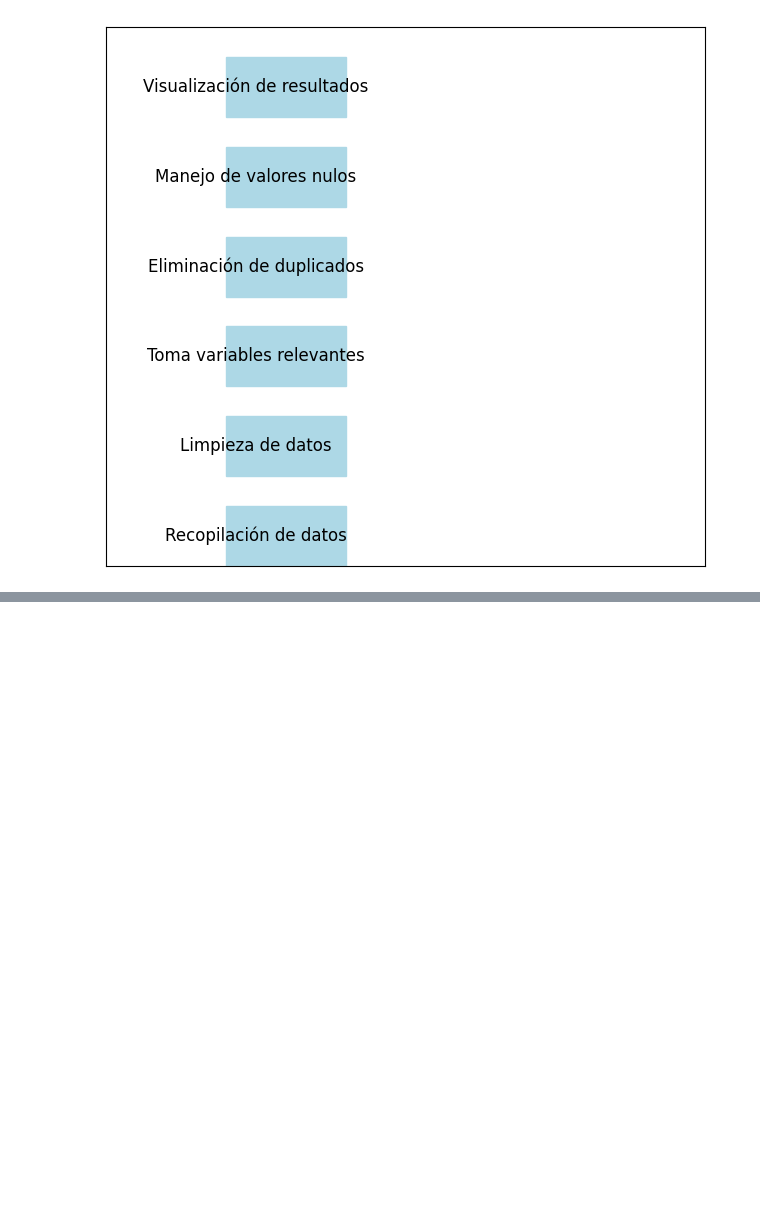
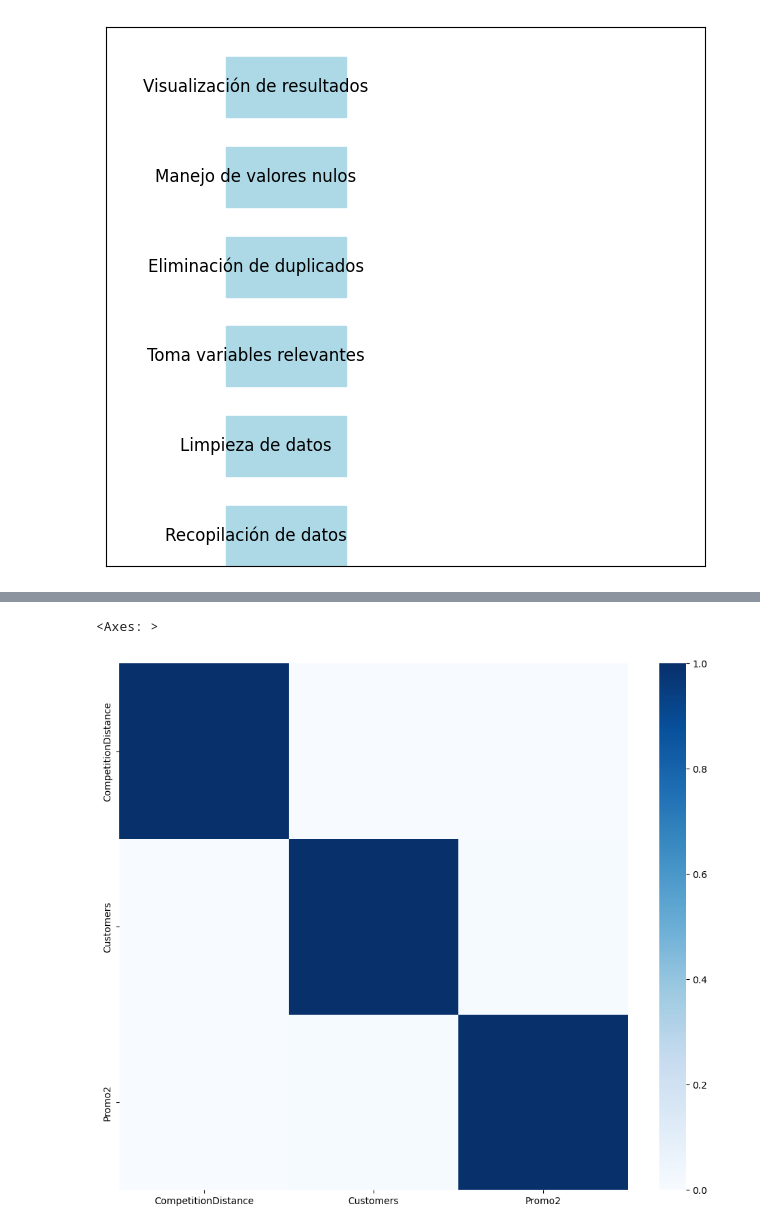
Before and after one commit to Jucavilav/CienciaDatosParcialDatos, a Jupyter notebook: JuanAvila.ipynb, the cells around one changed output, grey strips where cells are left out. Cells and saved outputs as stored; diff of their text form; code cells hidden in the pictures; blank space fills up the shorter version.

```diff
--- a/JuanAvila.ipynb
+++ b/JuanAvila.ipynb
@@ -250,0 +337,6 @@ plt.show()
+# %%
+plt.figure(figsize=(12, 10))
+sns.heatmap(df_seleccionado[features].corr(), cmap="Blues", vmin=0, vmax=1)
+# %% [output]
+<Axes: >
+[figure, added]
```
Also changed, not shown: parts of 64 cells of this notebook.
